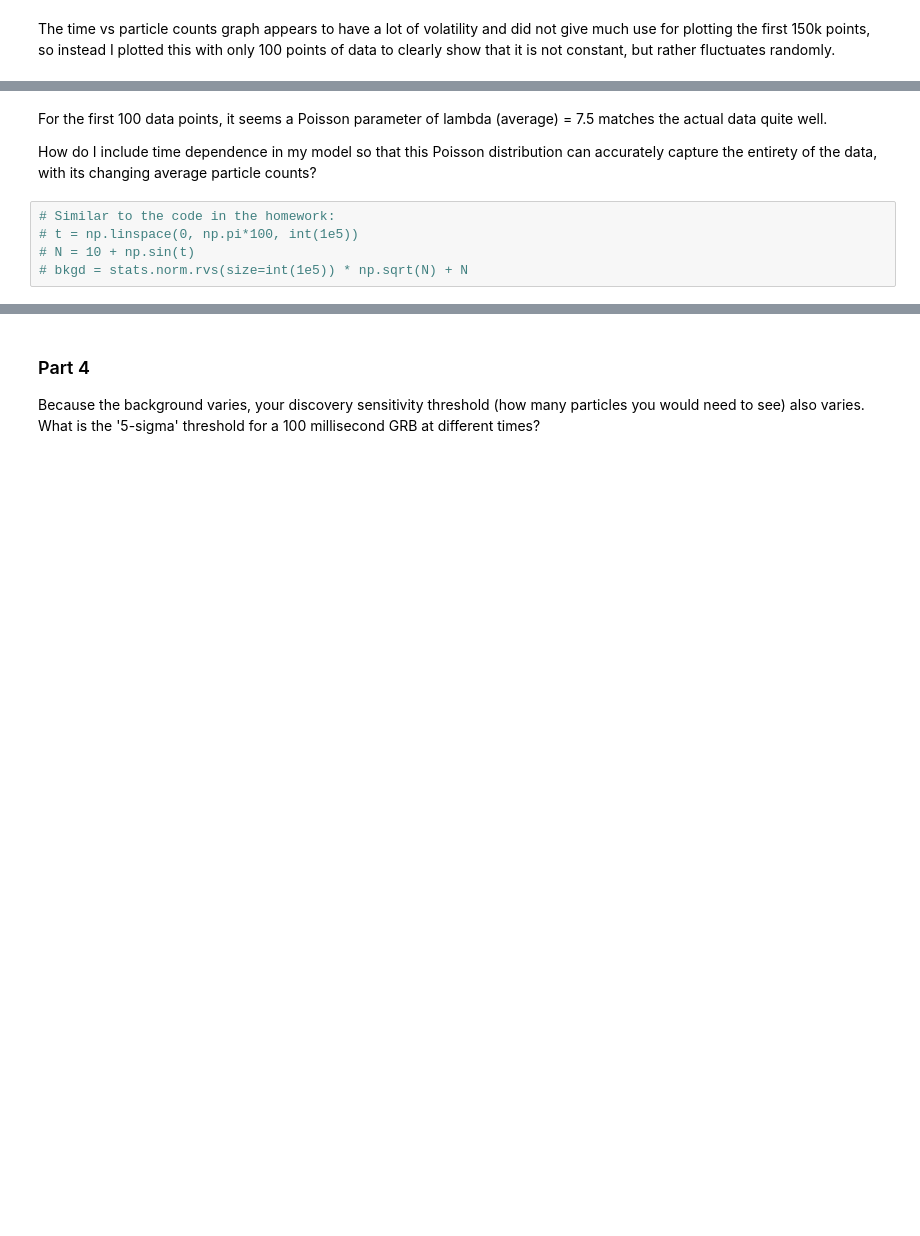
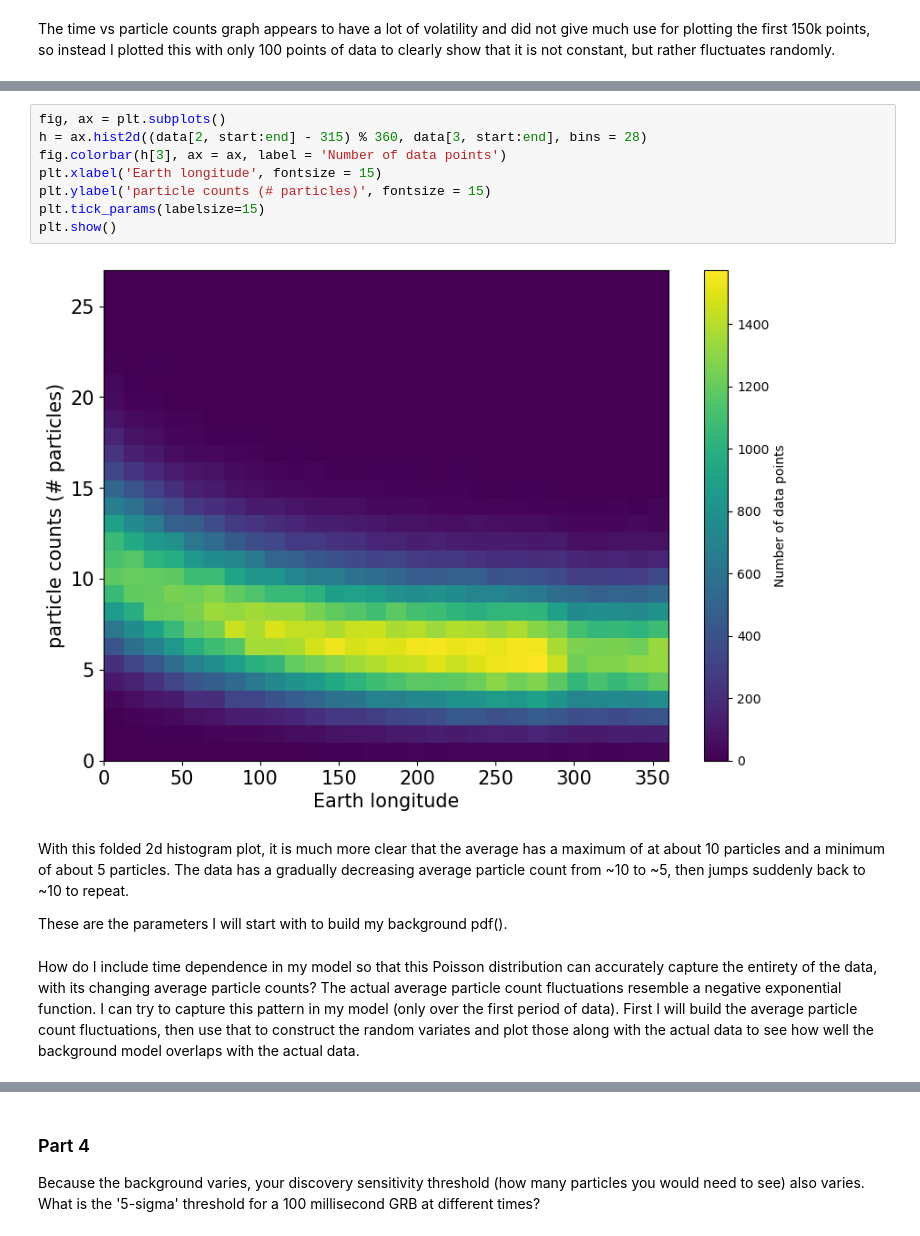
Before and after one commit to jenniv27/phys434, a Jupyter notebook: Labs/Lab4.ipynb, the cells around one changed output, grey strips where cells are left out. Cells and saved outputs as stored; diff of their text form; blank space fills up the shorter version.

```diff
--- a/Labs/Lab4.ipynb
+++ b/Labs/Lab4.ipynb
@@ -126,9 +128,16 @@ plt.show()
+# %%
+fig, ax = plt.subplots()
+h = ax.hist2d((data[2, start:end] - 315) % 360, data[3, start:end], bins = 28)
+fig.colorbar(h[3], ax = ax, label = 'Number of data points')
+plt.xlabel('Earth longitude', fontsize = 15)
+plt.ylabel('particle counts (# particles)', fontsize = 15)
+plt.tick_params(labelsize=15)
+plt.show()
+# %% [output]
+[figure, added]
+# %% [markdown]
+With this folded 2d histogram plot, it is much more clear that the average has a maximum of at about 10 particles and a minimum of about 5 particles. The data has a gradually decreasing average particle count from ~10 to ~5, then jumps suddenly back to ~10 to repeat.
+
+These are the parameters I will start with to build my background pdf().
 # %% [markdown]
-For the first 100 data points, it seems a Poisson parameter of lambda (average) = 7.5 matches the actual data quite well.
-
-How do I include time dependence in my model so that this Poisson distribution can accurately capture the entirety of the data, with its changing average particle counts?
+How do I include time dependence in my model so that this Poisson distribution can accurately capture the entirety of the data, with its changing average particle counts? The actual average particle count fluctuations resemble a negative exponential function. I can try to capture this pattern in my model (only over the first period of data). First I will build the average particle count fluctuations, then use that to construct the random variates and plot those along with the actual data to see how well the background model overlaps with the actual data.
-# %%
-# Similar to the code in the homework:
-# t = np.linspace(0, np.pi*100, int(1e5))
-# N = 10 + np.sin(t)
-# bkgd = stats.norm.rvs(size=int(1e5)) * np.sqrt(N) + N
```
Also changed, not shown: parts of 29 cells of this notebook.
